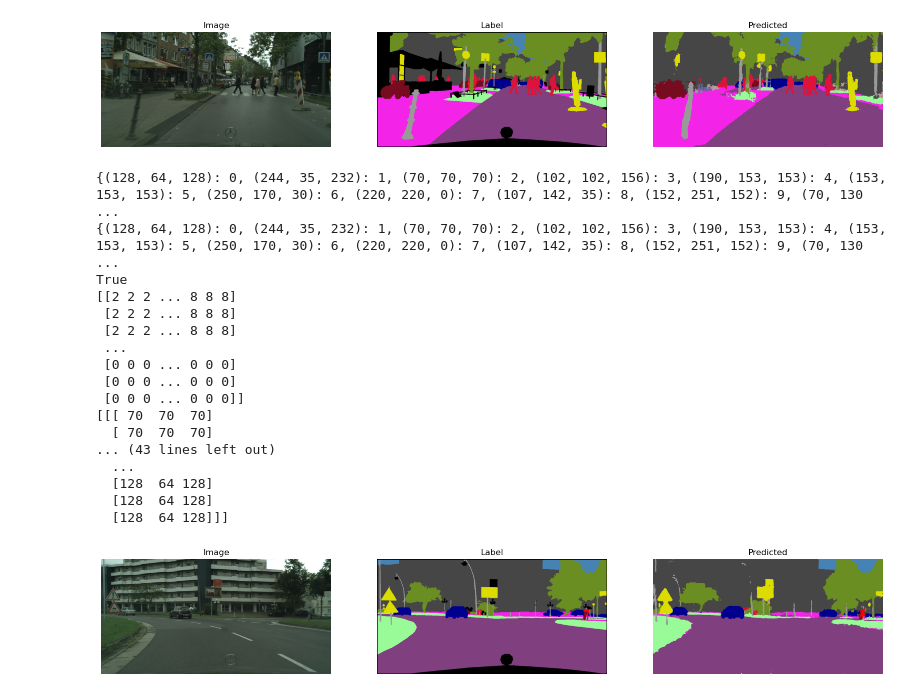
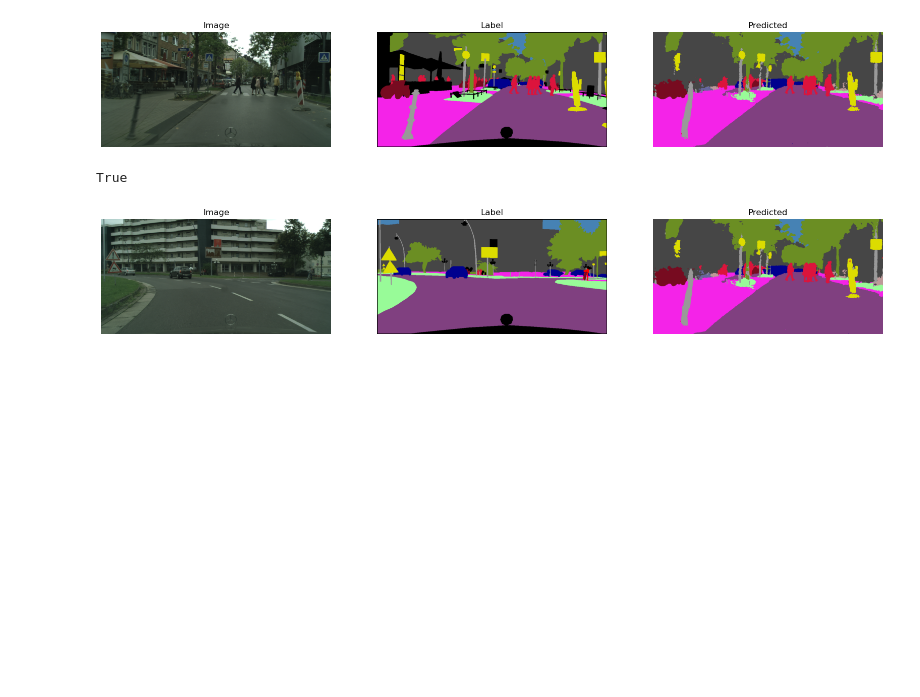
Before and after one commit to aviralksingh/Loss_Functions, a Jupyter notebook: ComputerVision/visualize_data.ipynb, the cells around one changed output. Drawn from its saved outputs; the diff is of its cells as text; code cells hidden in the pictures; blank space fills up the shorter version.

```diff
--- a/ComputerVision/visualize_data.ipynb
+++ b/ComputerVision/visualize_data.ipynb
@@ -34,40 +36,25 @@ axes[2].axis('off');
 [figure]
 # %%
 rgb_image, label = data[0]
-output= cv2.imread("pipeline/data/predicted/aachen_000000_000019.png")
-output=cv2.cvtColor(output, cv2.COLOR_BGR2RGB)
+output= cv2.imread("pipeline/data/predicted/aachen_000000_000019.png",cv2.IMREAD_GRAYSCALE)
+cm_labels = (train_id_to_color[output]).astype(np.uint8)
+output_pred = cm_labels[..., ::-1] # Rearrange channels to be  RGB as CV2 thinks train_id_to_color is BGR
+output_pred=cv2.cvtColor(output_pred, cv2.COLOR_BGR2RGB)
+label = label.cpu().detach().numpy()
 
-label = label.cpu().detach().numpy()
-output_pred=color_to_label_image(output,train_id_to_color=cs_train_id_to_color)
 label_pred= color_to_label_image(cs_train_id_to_color[label],cs_train_id_to_color)
 print(np.all(label==label_pred))
 # plot sample image
 fig, axes = plt.subplots(1,3, figsize=(20,10))
 axes[0].imshow(rgb_image);
 axes[0].set_title("Image");
 axes[0].axis('off');
 axes[1].imshow(cs_train_id_to_color[label]);
 axes[1].set_title("Label");
 axes[1].axis('off');
-axes[2].imshow(output);
+axes[2].imshow(output_pred);
 axes[2].set_title("Predicted");
 axes[2].axis('off');
 # %% [output]
-{(128, 64, 128): 0, (244, 35, 232): 1, (70, 70, 70): 2, (102, 102, 156): 3, (190, 153, 153): 4, (153, 153, 153): 5, (250, 170, 30): 6, (220, 220, 0): 7, (107, 142, 35): 8, (152, 251, 152): 9, (70, 130 ...
-{(128, 64, 128): 0, (244, 35, 232): 1, (70, 70, 70): 2, (102, 102, 156): 3, (190, 153, 153): 4, (153, 153, 153): 5, (250, 170, 30): 6, (220, 220, 0): 7, (107, 142, 35): 8, (152, 251, 152): 9, (70, 130 ...
 True
-[[2 2 2 ... 8 8 8]
- [2 2 2 ... 8 8 8]
- [2 2 2 ... 8 8 8]
- ...
- [0 0 0 ... 0 0 0]
- [0 0 0 ... 0 0 0]
- [0 0 0 ... 0 0 0]]
-[[[ 70  70  70]
-  [ 70  70  70]
-... (43 lines left out)
-  ...
-  [128  64 128]
-  [128  64 128]
-  [128  64 128]]]
-[figure, old version]
+[figure, new version]
```
Also changed, not shown: parts of 3 cells of this notebook, 4 other files.
